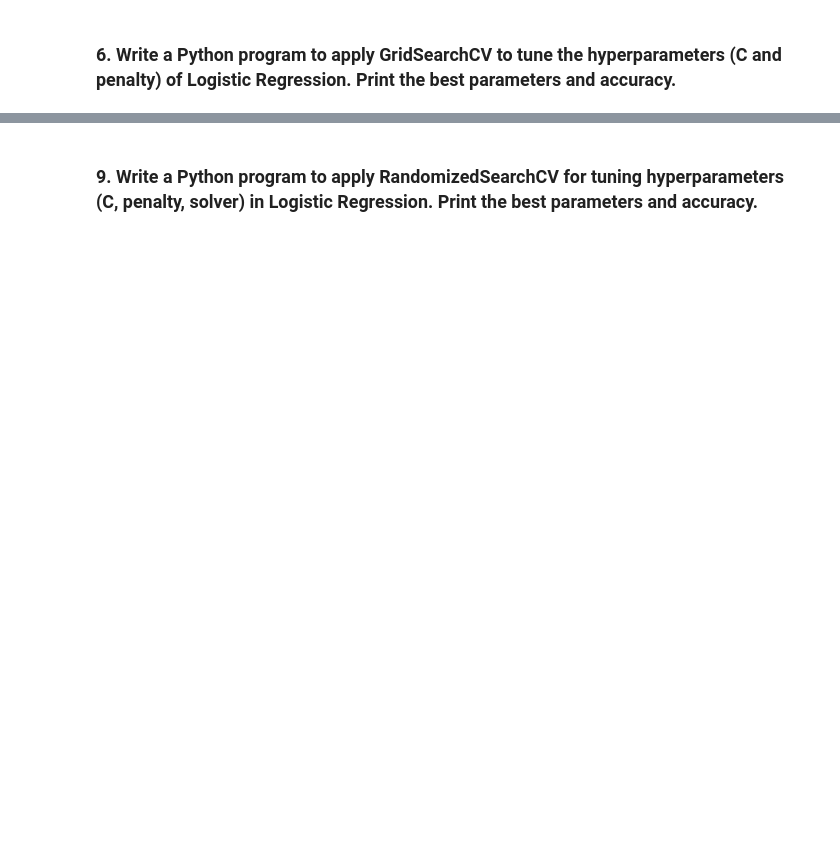
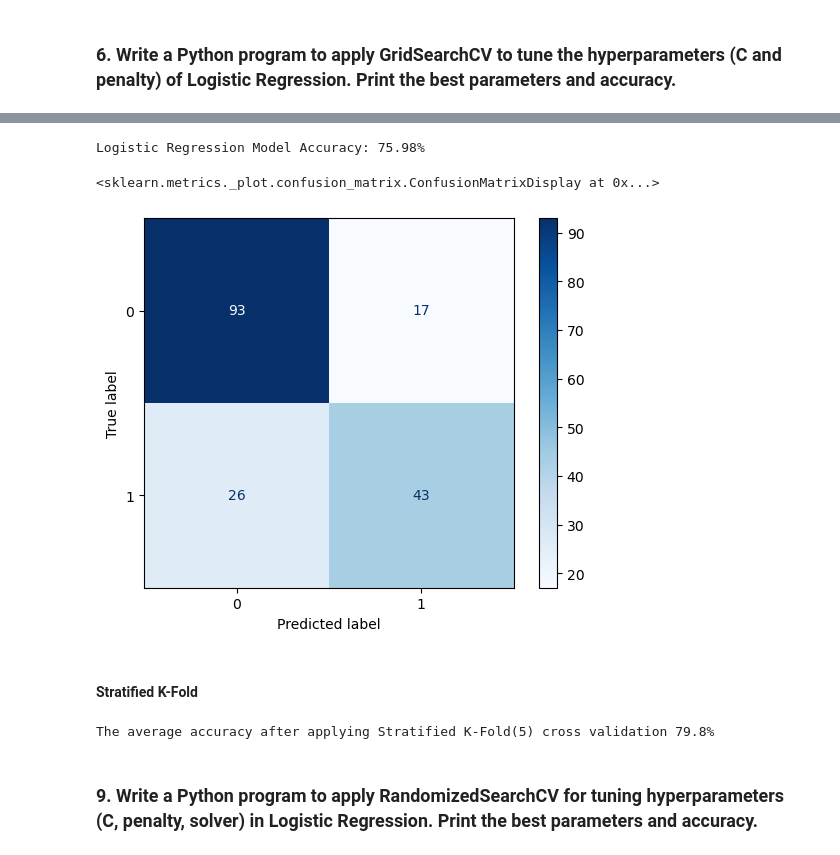
Before and after one commit to Pritam-Stats/ML-Assignments, a Jupyter notebook: Logistic_Regression/Logistic_Regression-Practical.ipynb, the cells around one changed output, grey strips where cells are left out. Cells and saved outputs as stored; diff of their text form; code cells hidden in the pictures; blank space fills up the shorter version.

```diff
--- a/Logistic_Regression/Logistic_Regression-Practical.ipynb
+++ b/Logistic_Regression/Logistic_Regression-Practical.ipynb
@@ -41,0 +368,22 @@ data
+# %%
+# defining X and y
+X = data.iloc[ : ,1:]
+y = data.Survived
+
+from sklearn.model_selection import train_test_split
+
+
+# Split data into training (80%) and testing (20%)
+X_train, X_test, y_train, y_test = train_test_split(X, y, test_size=0.2, random_state= 95, stratify= y) #stratify Ensures class balance is maintained in train and test sets.
+
+# Check the shape of the data
+print("Train set shape:", X_train.shape)
+print("Test set shape:", X_test.shape)
+
+## Scaling - only the numerical features Age and Fare
+nums = ['Age', 'Fare']
+scaler = StandardScaler()
+X_train[nums] = scaler.fit_transform(X_train[nums])
+X_test[nums] = scaler.transform(X_test[nums])
+
+X_train.head()
@@ -42,2 +399,38 @@ data
+# %%
+### MODEL
+
+model = LogisticRegression(max_iter=500)
+model.fit(X_train, y_train)
+
+ypred = model.predict(X_test)
+
+acc = accuracy_score(y_test, ypred)
+
+
+print(f"Logistic Regression Model Accuracy: {round(acc*100, 2)}%\n")
+cm = confusion_matrix(y_test, ypred)
+
+disp_cm = ConfusionMatrixDisplay(cm, display_labels= model.classes_)
+disp_cm.plot(cmap= "Blues")
+# %% [output]
+Logistic Regression Model Accuracy: 75.98%
+<sklearn.metrics._plot.confusion_matrix.ConfusionMatrixDisplay at 0x...>
+[figure, added]
+# %% [markdown]
+#### **Stratified K-Fold**
+# %%
+from sklearn.model_selection import StratifiedKFold , cross_val_score
+
+skf = StratifiedKFold(n_splits = 5, shuffle = True, random_state = 95) #5 splits
+
+model2 = LogisticRegression(max_iter=500)
+
+cv_scores = cross_val_score(estimator= model2, X = X, y = y, cv = skf, scoring= 'accuracy')
+# cv_scores
+print(f"The average accuracy after applying Stratified K-Fold(5) cross validation {round(np.mean(cv_scores)*100 ,2)}%")
+
+# earlier it was 79.8%
+# %% [output]
+The average accuracy after applying Stratified K-Fold(5) cross validation 79.8%
 # %% [markdown]
 ### **9. Write a Python program to apply RandomizedSearchCV for tuning hyperparameters (C, penalty, solver) in Logistic Regression. Print the best parameters and accuracy.**
```
Also changed, not shown: parts of 66 cells of this notebook, 1 other file.
